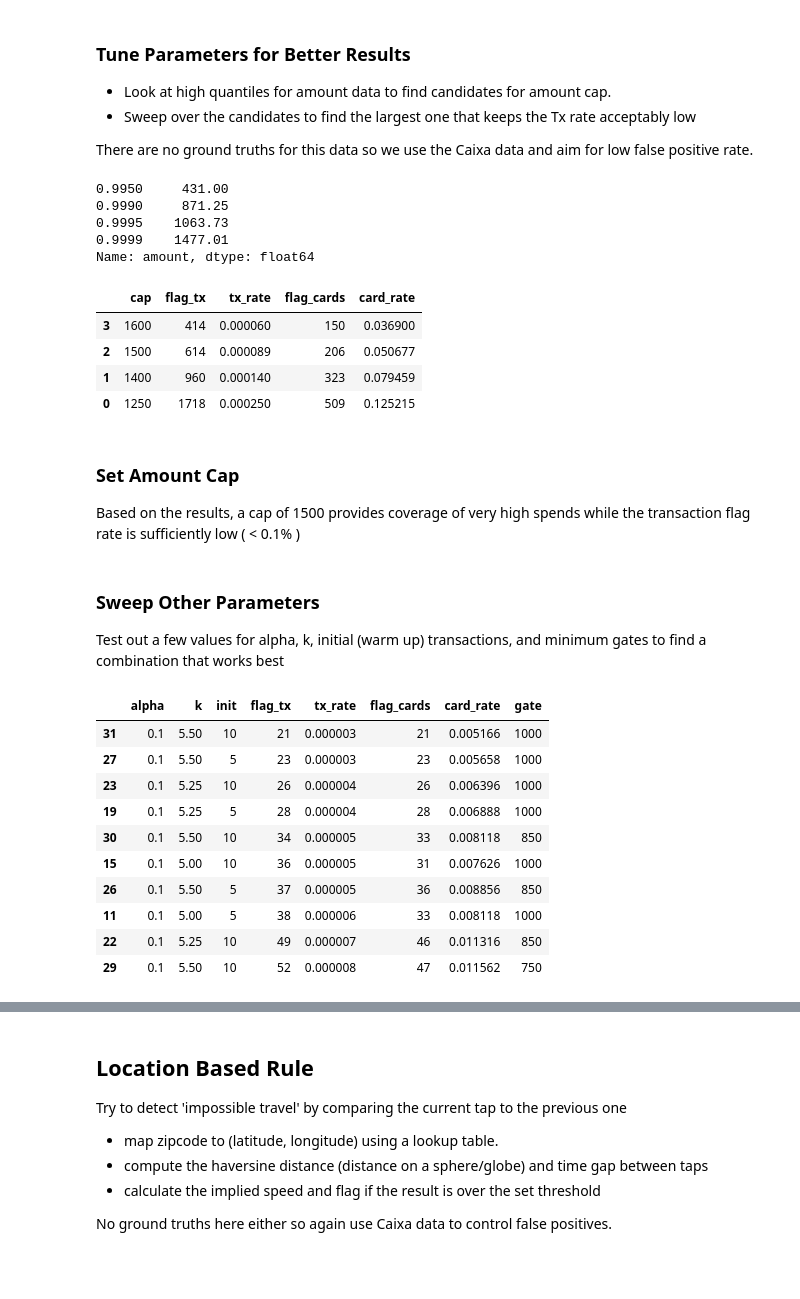
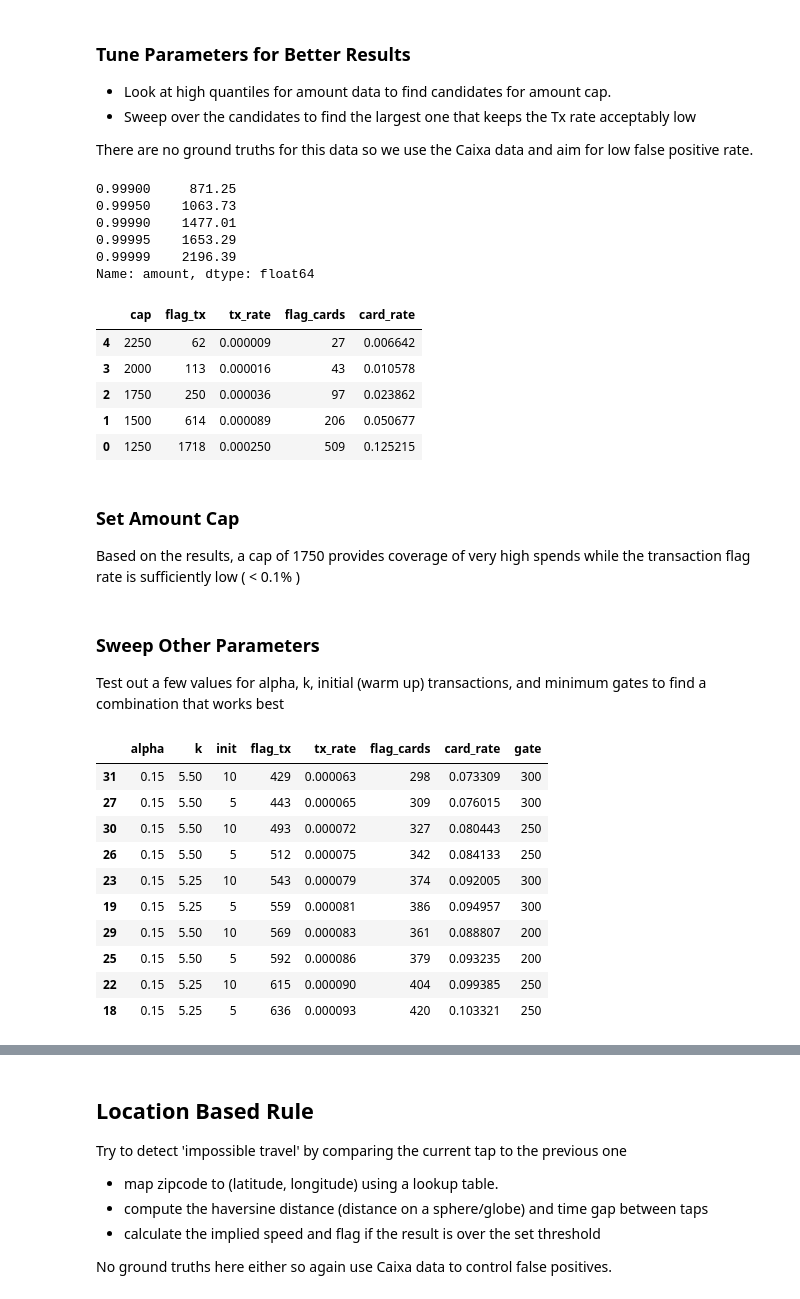
Before and after one commit to c-murphy01/edge_fraud_POS, a Jupyter notebook: notebooks/baseline_evaluation.ipynb, the cells around one changed output, grey strips where cells are left out. Drawn from its saved outputs; the diff is of its cells as text; code cells hidden in the pictures; blank space fills up the shorter version.

```diff
--- a/notebooks/baseline_evaluation.ipynb
+++ b/notebooks/baseline_evaluation.ipynb
@@ -282,11 +282,11 @@ Evaluate the rules with some initial estimates to ensure they work.
 from baseline_detector import AmountCap, CardEWMA
 
 #set starting values for parameters
-CAP = 1200.0
+CAP = 1250.0
 ALPHA = 0.2
-K = 2.5
+K = 4
 INITIAL = 2
-MIN_GATE = 500
+MIN_GATE = 100
 
 #instantiate amount cap and card ewma classes with above parameters
 ac = AmountCap(cap=CAP)
@@ -330,14 +330,21 @@ CardEWMA: 6612 tx flagged (0.09633% of tx), distinct cards: 1879
 - Sweep over the candidates to find the largest one that keeps the Tx rate acceptably low
 
 There are no ground truths for this data so we use the Caixa data and aim for low false positive rate.
+# %%
+#look at amount distribution
+q = dfc["amount"].quantile([0.999, 0.9995, 0.9999, 0.99995, 0.99999]).round(2)
+print(q)
+# %% [output]
+0.99900     871.25
+0.99950    1063.73
+0.99990    1477.01
+0.99995    1653.29
+0.99999    2196.39
+Name: amount, dtype: float64
 # %%
-#look at amount distribution
-q = dfc["amount"].quantile([0.995, 0.999, 0.9995, 0.9999]).round(2)
-print(q)
-
 #list of candidate thresholds
 candidates = sorted(set([
-    1250, 1400, 1500, 1600
+    1250, 1500, 1750, 2000, 2250
 ]))
 
 #empty list to hold results
@@ -368,38 +375,29 @@ for cap in candidates:
 #sort by flagged transaction rate
 pd.DataFrame(rows).sort_values("tx_rate")
 # %% [output]
-0.9950     431.00
-0.9990     871.25
-0.9995    1063.73
-0.9999    1477.01
-Name: amount, dtype: float64
 |  | cap | flag_tx | tx_rate | flag_cards | card_rate |
-| 3 | 1600 | 414 | 0.000060 | 150 | 0.036900 |
-| 2 | 1500 | 614 | 0.000089 | 206 | 0.050677 |
-| 1 | 1400 | 960 | 0.000140 | 323 | 0.079459 |
+| 4 | 2250 | 62 | 0.000009 | 27 | 0.006642 |
+| 3 | 2000 | 113 | 0.000016 | 43 | 0.010578 |
+| 2 | 1750 | 250 | 0.000036 | 97 | 0.023862 |
+| 1 | 1500 | 614 | 0.000089 | 206 | 0.050677 |
 | 0 | 1250 | 1718 | 0.000250 | 509 | 0.125215 |
 # %% [markdown]
 ### Set Amount Cap
 
-Based on the results, a cap of 1500 provides coverage of very high spends while the transaction flag rate is sufficiently low ( < 0.1% )
+Based on the results, a cap of 1750 provides coverage of very high spends while the transaction flag rate is sufficiently low ( < 0.1% )
 # %% [markdown]
 ### Sweep Other Parameters
 
 Test out a few values for alpha, k, initial (warm up) transactions, and minimum gates to find a combination that works best
 # %%
-# import importlib
-# import baseline_detector
-
-# importlib.reload(baseline_detector)
-
 #alpha test values
-alphas = [0.1, 0.2]
+alphas = [0.15, 0.2, 0.25]
 #z score threshold
 test_ks     = [4.5, 5, 5.25, 5.5]
 #initial warm up values for transactions to see before scoring
 inits  = [5, 10]
 #set minimum gate values to test
-gates = [600, 750, 850, 1000]
+gates = [100, 200, 250, 300]
 
 #list to hold results
 results = []
@@ -411,43 +409,43 @@ for a in alphas:
     for test_k in test_ks:
         for i in inits:
             for gate in gates:
                 #instantiate CardEWMA with current parameters
                 cae = CardEWMA(alpha=a, k=test_k, initial=i, min_gate=gate)
                 flags = 0
                 cards = set()
                 #iterate through dataframe
                 for row in dfc.itertuples():
                     f, _ = cae.update(row.card_id, row.amount)
                     #if flag is raised, increment counter
                     if f:
                        flags += 1
                        cards.add(row.card_id)
                 #append results to results list
                 results.append({
                     "alpha": a, "k": test_k, "init": i,
                     "flag_tx": flags,
                     "tx_rate": flags/total_tx,
                    "flag_cards": len(cards),
                     "card_rate": len(cards)/total_cards,
                     "gate": gate
                 })
 
 #convert results to dataframe and sort
 ewma_df = pd.DataFrame(results).sort_values(["tx_rate","card_rate","k","init","alpha"])
 #inspect the first 10 rows
 ewma_df.head(10)
 # %% [output]
 |  | alpha | k | init | flag_tx | tx_rate | flag_cards | card_rate | gate |
-| 31 | 0.1 | 5.50 | 10 | 21 | 0.000003 | 21 | 0.005166 | 1000 |
-| 27 | 0.1 | 5.50 | 5 | 23 | 0.000003 | 23 | 0.005658 | 1000 |
-| 23 | 0.1 | 5.25 | 10 | 26 | 0.000004 | 26 | 0.006396 | 1000 |
-| 19 | 0.1 | 5.25 | 5 | 28 | 0.000004 | 28 | 0.006888 | 1000 |
-| 30 | 0.1 | 5.50 | 10 | 34 | 0.000005 | 33 | 0.008118 | 850 |
-| 15 | 0.1 | 5.00 | 10 | 36 | 0.000005 | 31 | 0.007626 | 1000 |
-| 26 | 0.1 | 5.50 | 5 | 37 | 0.000005 | 36 | 0.008856 | 850 |
-| 11 | 0.1 | 5.00 | 5 | 38 | 0.000006 | 33 | 0.008118 | 1000 |
-| 22 | 0.1 | 5.25 | 10 | 49 | 0.000007 | 46 | 0.011316 | 850 |
-| 29 | 0.1 | 5.50 | 10 | 52 | 0.000008 | 47 | 0.011562 | 750 |
+| 31 | 0.15 | 5.50 | 10 | 429 | 0.000063 | 298 | 0.073309 | 300 |
+| 27 | 0.15 | 5.50 | 5 | 443 | 0.000065 | 309 | 0.076015 | 300 |
+| 30 | 0.15 | 5.50 | 10 | 493 | 0.000072 | 327 | 0.080443 | 250 |
+| 26 | 0.15 | 5.50 | 5 | 512 | 0.000075 | 342 | 0.084133 | 250 |
+| 23 | 0.15 | 5.25 | 10 | 543 | 0.000079 | 374 | 0.092005 | 300 |
+| 19 | 0.15 | 5.25 | 5 | 559 | 0.000081 | 386 | 0.094957 | 300 |
+| 29 | 0.15 | 5.50 | 10 | 569 | 0.000083 | 361 | 0.088807 | 200 |
+| 25 | 0.15 | 5.50 | 5 | 592 | 0.000086 | 379 | 0.093235 | 200 |
+| 22 | 0.15 | 5.25 | 10 | 615 | 0.000090 | 404 | 0.099385 | 250 |
+| 18 | 0.15 | 5.25 | 5 | 636 | 0.000093 | 420 | 0.103321 | 250 |
 # %% [markdown]
 ### Interpret Results and Set Parameters
 
```
Also changed, not shown: parts of 10 cells of this notebook, 3 other files.
